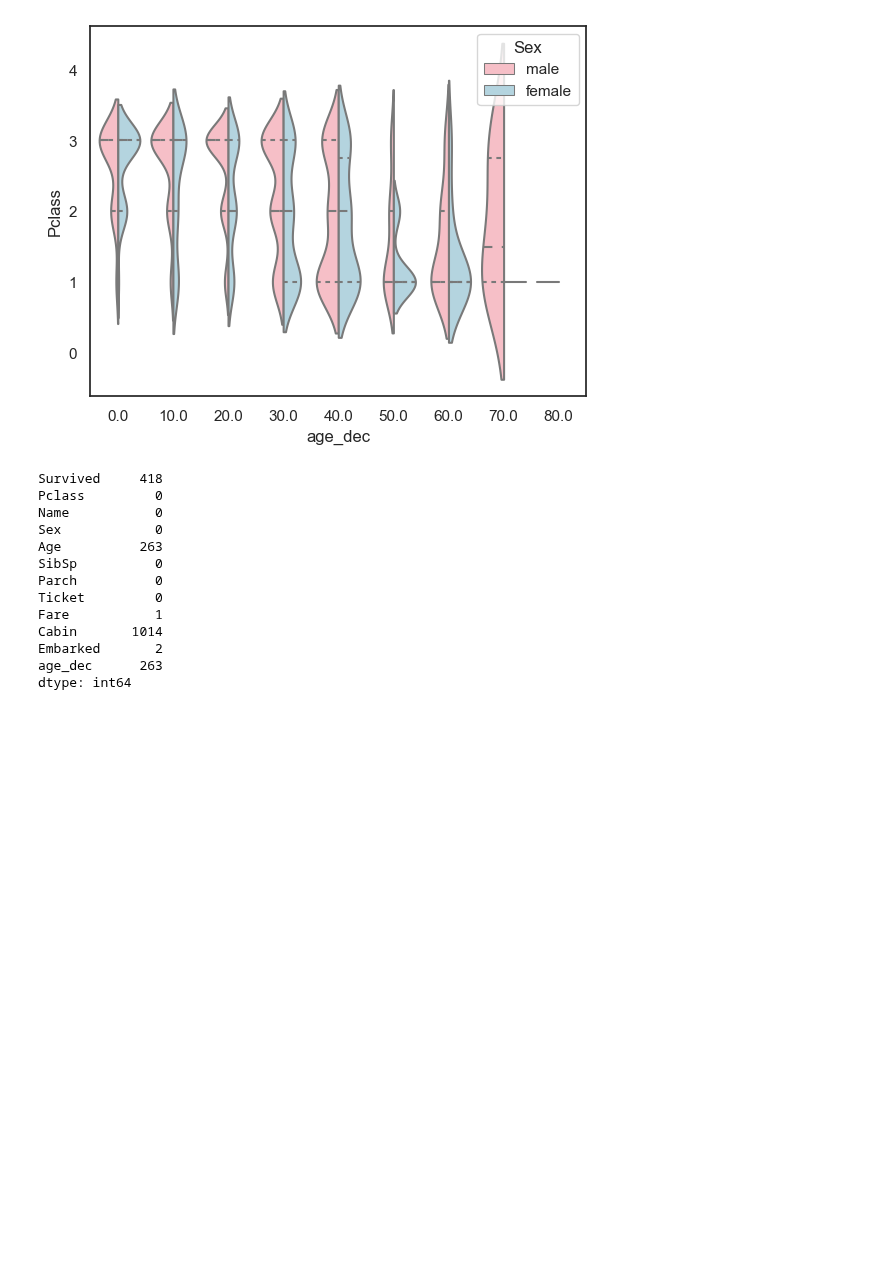
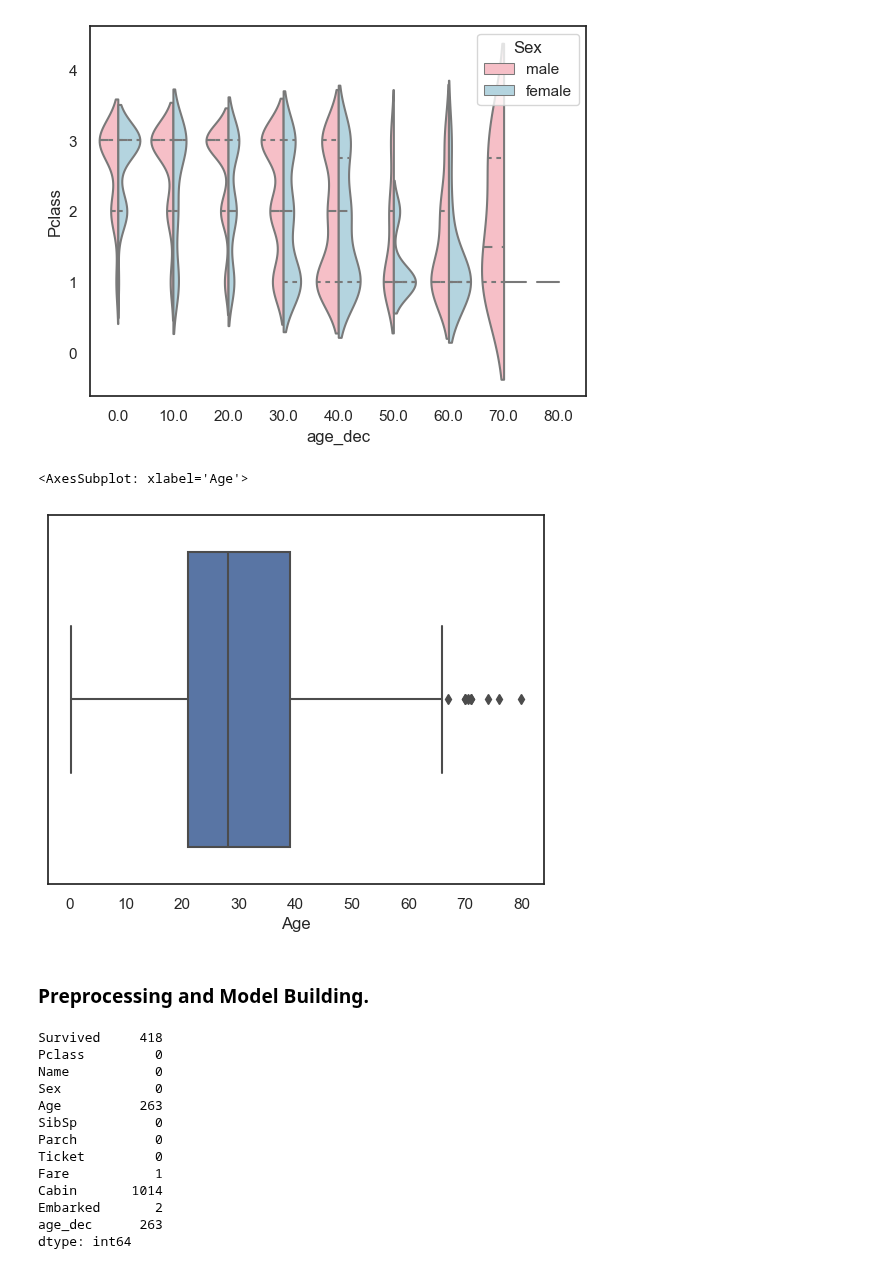
Before and after one commit to Njaramba-Riri/HoML, a Jupyter notebook: Titanic Prediction.ipynb, the cells around one changed output. Drawn from its saved outputs; the diff is of its cells as text; code cells hidden in the pictures; blank space fills up the shorter version.

```diff
--- a/Titanic Prediction.ipynb
+++ b/Titanic Prediction.ipynb
@@ -254,3 +254,10 @@ sns.violinplot(x="age_dec", y="Pclass", hue="Sex",data=dataset,
                palette=['lightpink', 'lightblue']);
 # %% [output]
 [figure]
+# %%
+sns.boxplot(dataset["Age"])
+# %% [output]
+<AxesSubplot: xlabel='Age'>
+[figure, added]
+# %% [markdown]
+### Preprocessing and Model Building.
```
Also changed, not shown: parts of 27 cells of this notebook.
